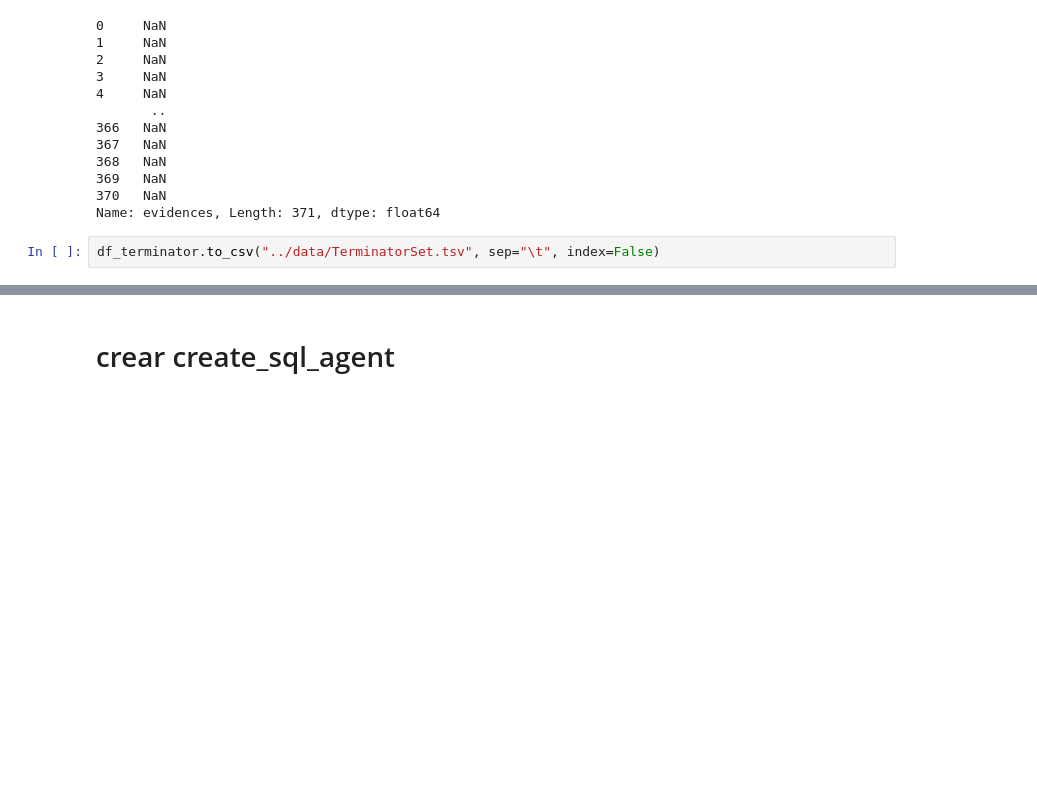
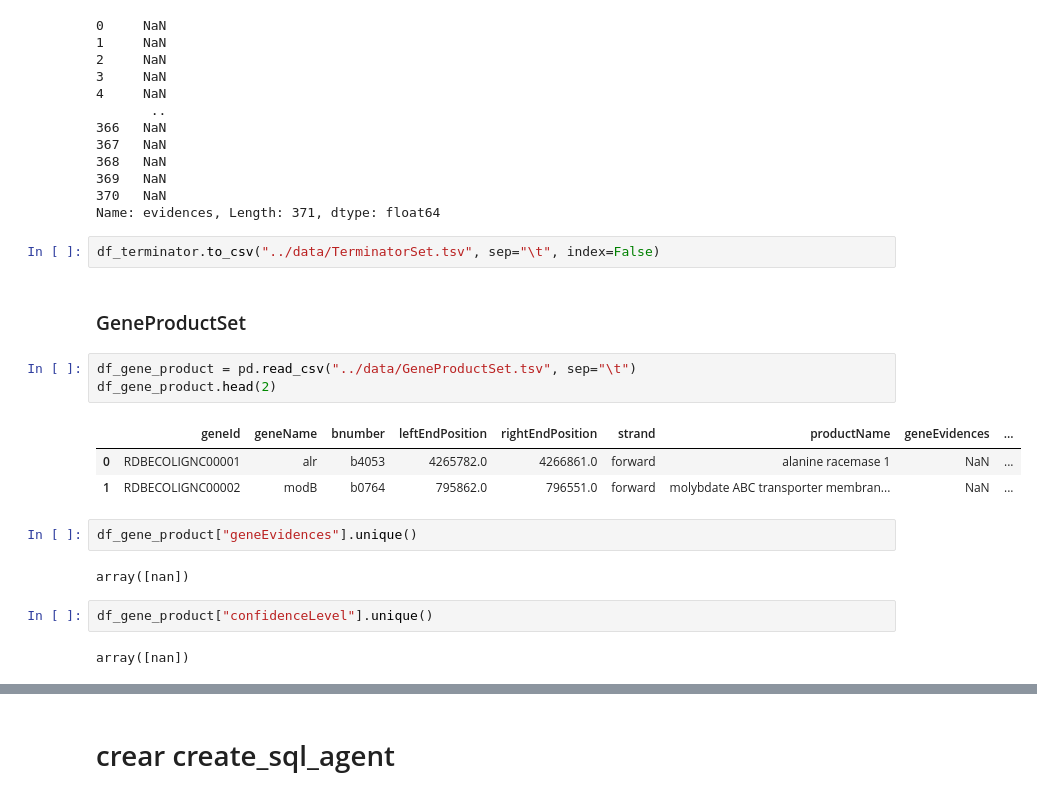
Before and after one commit to LeonelValencia/curso-langchain-qa-documents, a Jupyter notebook: notebooks/agente_sql.ipynb, the cells around one changed output, grey strips where cells are left out. Drawn from its saved outputs; the diff is of its cells as text; blank space fills up the shorter version.

Commit message:
agregar genes, operons, regulators and tf

```diff
--- a/notebooks/agente_sql.ipynb
+++ b/notebooks/agente_sql.ipynb
@@ -111,3 +121,20 @@ df_terminator.pop("evidences")
 Name: evidences, Length: 371, dtype: float64
 # %%
 df_terminator.to_csv("../data/TerminatorSet.tsv", sep="\t", index=False)
+# %% [markdown]
+### GeneProductSet
+# %%
+df_gene_product = pd.read_csv("../data/GeneProductSet.tsv", sep="\t")
+df_gene_product.head(2)
+# %% [output]
+|  | geneId | geneName | bnumber | leftEndPosition | rightEndPosition | strand | productName | geneEvidences | ... |
+| 0 | RDBECOLIGNC00001 | alr | b4053 | 4265782.0 | 4266861.0 | forward | alanine racemase 1 | NaN | ... |
+| 1 | RDBECOLIGNC00002 | modB | b0764 | 795862.0 | 796551.0 | forward | molybdate ABC transporter membran... | NaN | ... |
+# %%
+df_gene_product["geneEvidences"].unique()
+# %% [output]
+array([nan])
+# %%
+df_gene_product["confidenceLevel"].unique()
+# %% [output]
+array([nan])
```
Also changed, not shown: parts of 29 cells of this notebook, 5 other files.
